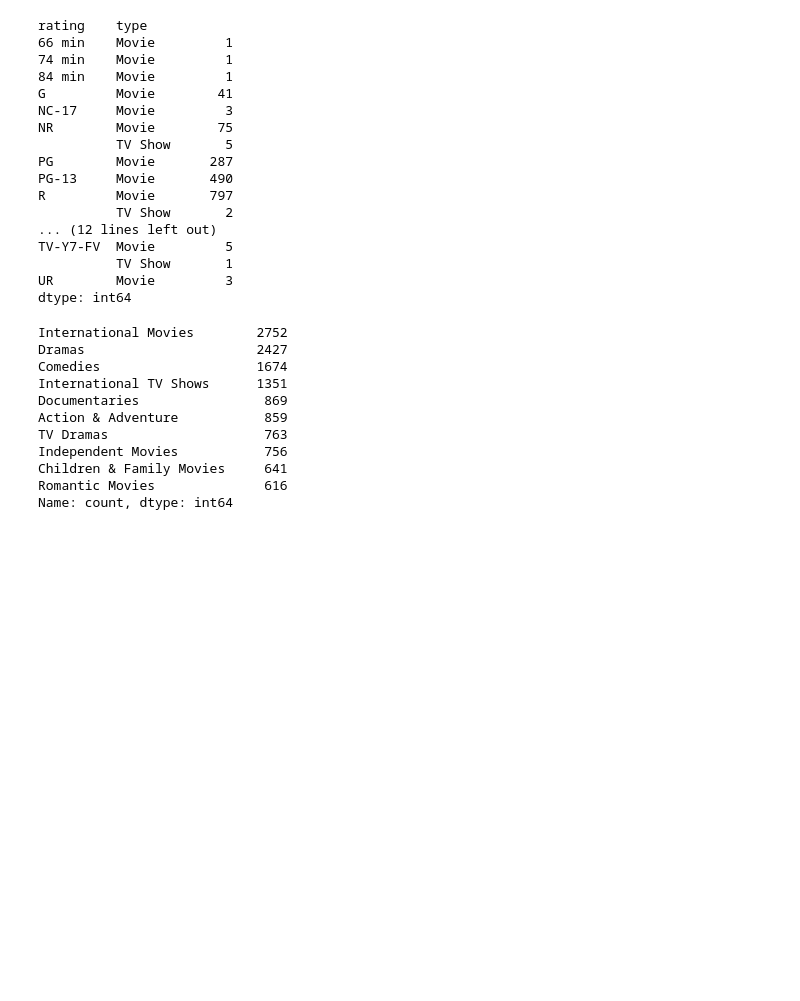
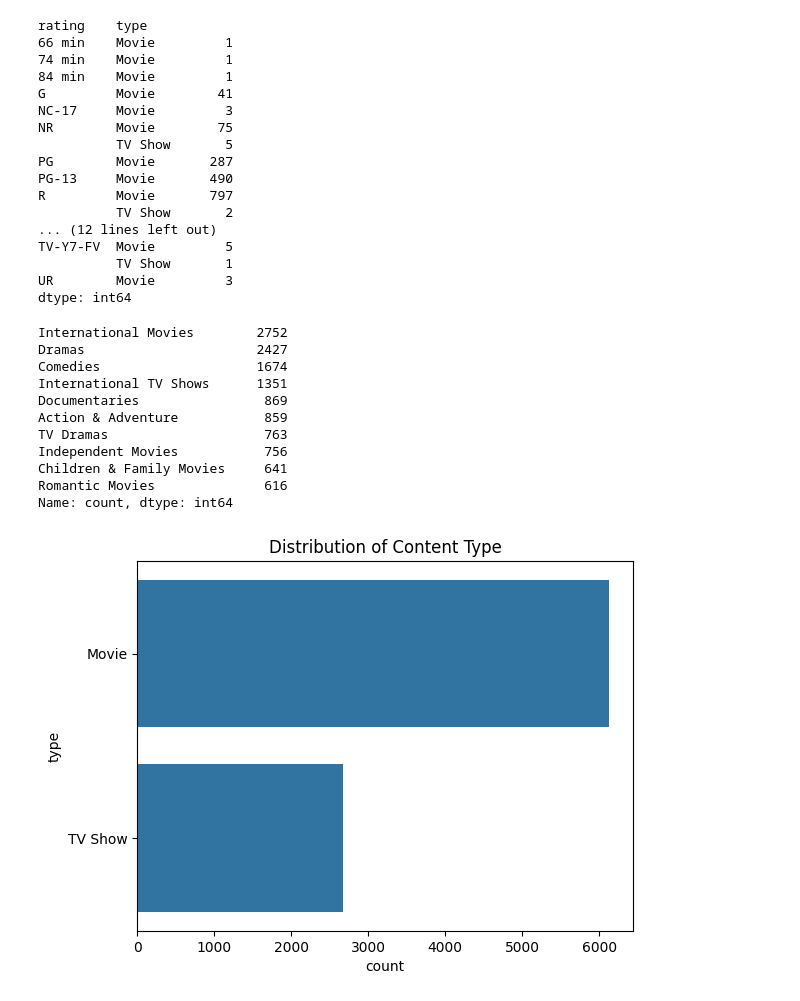
Before and after one commit to rohilytics/Netflix-Content-Data-Analytics, a Jupyter notebook: Netfllix Data Analysis.ipynb, the cells around one changed output. Cells and saved outputs as stored; diff of their text form; code cells hidden in the pictures; blank space fills up the shorter version.

```diff
--- a/Netfllix Data Analysis.ipynb
+++ b/Netfllix Data Analysis.ipynb
@@ -5,7 +5,7 @@ import matplotlib.pyplot as plt
 import seaborn as sns
 %matplotlib inline
 # %%
-df=pd.read_csv('../Netflix-Content-Data-Analytics/netflix_titles.csv')
+df=pd.read_csv('../Netflix-Content-Data-Analytics/netflix_dataset.csv')
 # %%
 df.head() #Extract top 5 records of the dataset
 # %% [output]
@@ -307,3 +315,11 @@ Independent Movies           756
 Children & Family Movies     641
 Romantic Movies              616
 Name: count, dtype: int64
+# %%
+df['Date_Converted']= pd.to_datetime(df['release_year'])
+# %%
+sns.countplot(y='type', data=df)
+plt.title('Distribution of Content Type')
+plt.show()
+# %% [output]
+[figure, added]
```
Also changed, not shown: parts of 9 cells of this notebook.
